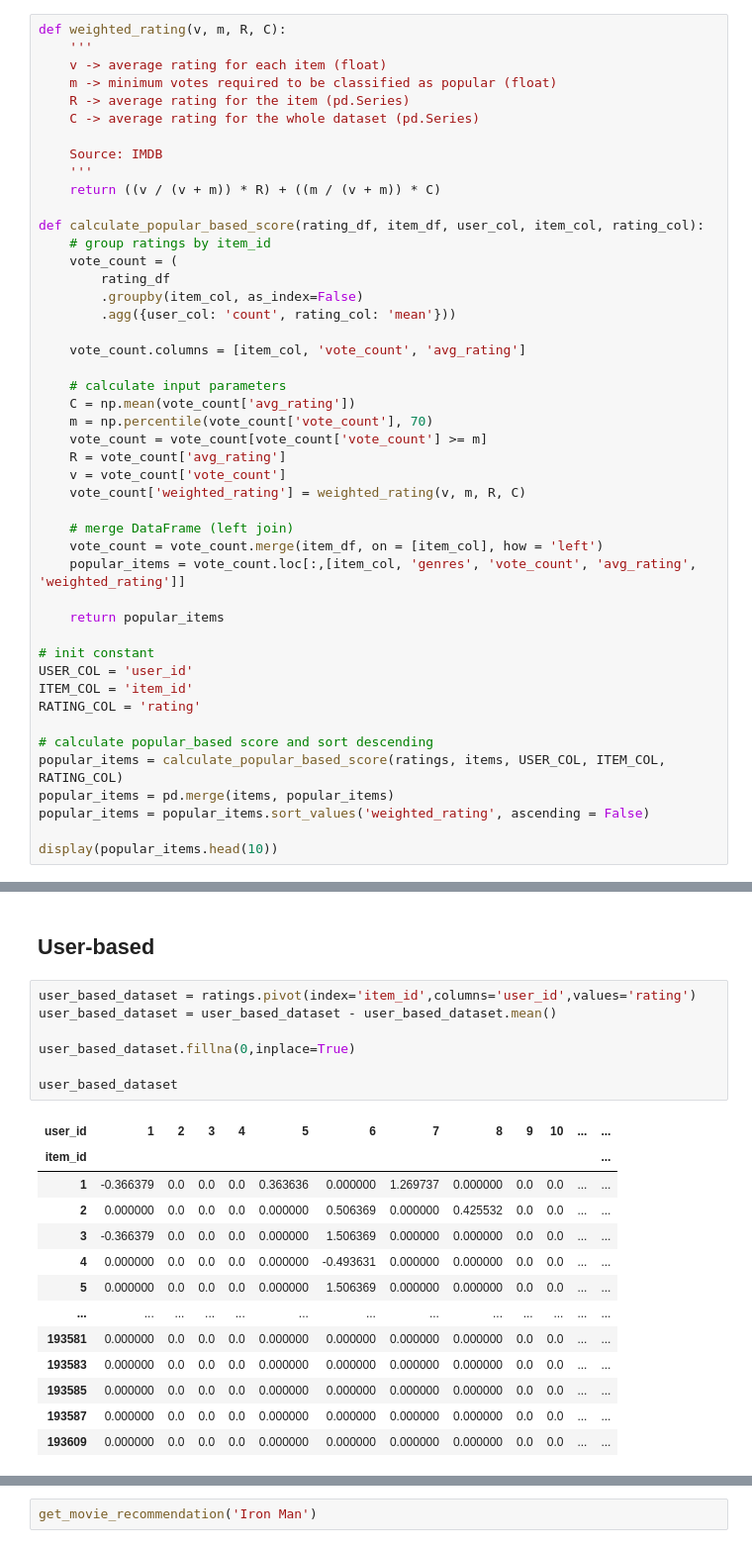
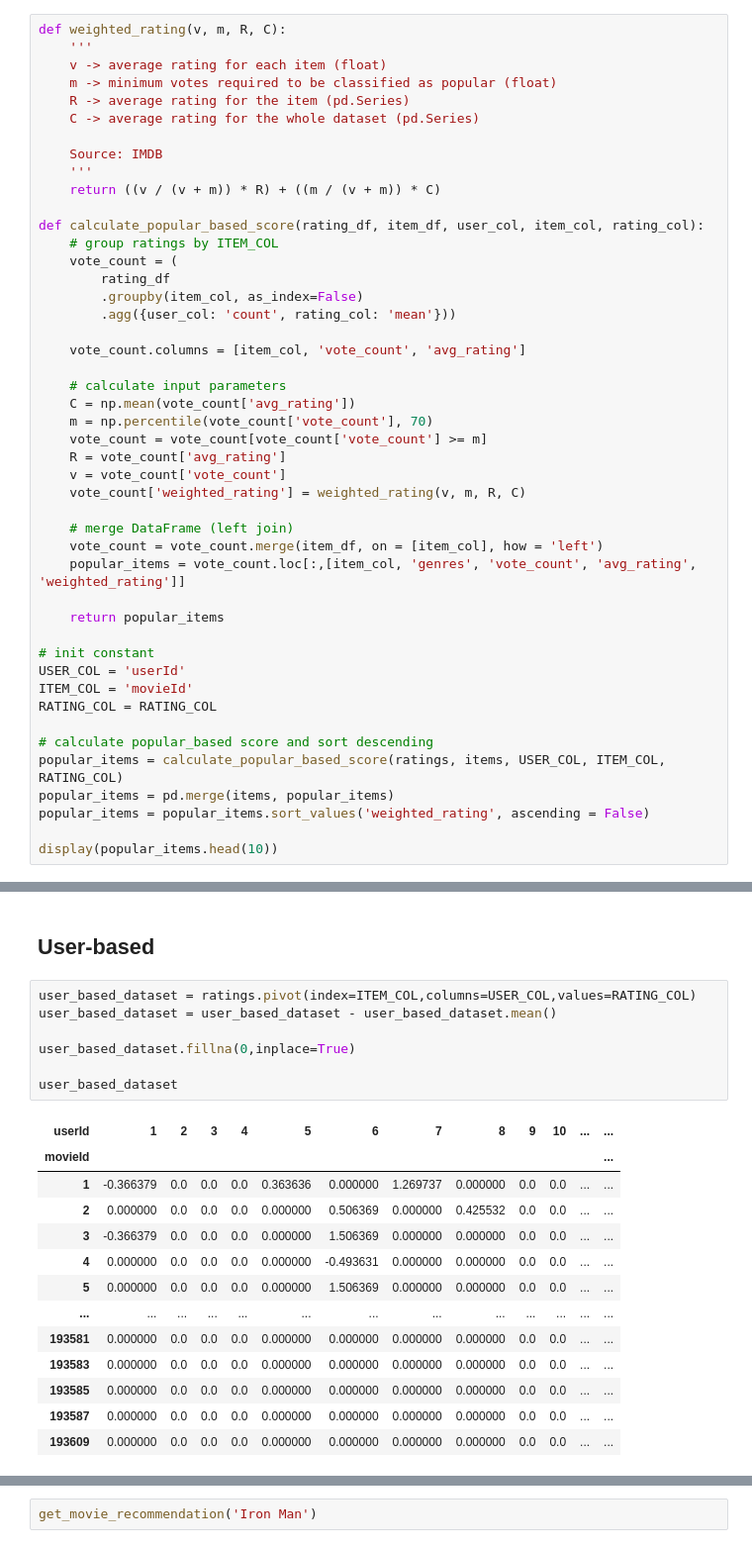
Before and after one commit to ngoduongkha/Recommendation-System, a Jupyter notebook: code.ipynb, the cells around one changed output, grey strips where cells are left out. Shown at 99% size. Drawn from its saved outputs; the diff is of its cells as text.

```diff
--- a/code.ipynb
+++ b/code.ipynb
@@ -65,7 +65,7 @@ def weighted_rating(v, m, R, C):
     return ((v / (v + m)) * R) + ((m / (v + m)) * C)
 
 def calculate_popular_based_score(rating_df, item_df, user_col, item_col, rating_col):
-    # group ratings by item_id
+    # group ratings by ITEM_COL
     vote_count = (
         rating_df
         .groupby(item_col, as_index=False)
@@ -88,9 +88,9 @@ def calculate_popular_based_score(rating_df, item_df, user_col, item_col, rating
     return popular_items
 
 # init constant
-USER_COL = 'user_id'
-ITEM_COL = 'item_id'
-RATING_COL = 'rating'
+USER_COL = 'userId'
+ITEM_COL = 'movieId'
+RATING_COL = RATING_COL
 
 # calculate popular_based score and sort descending
 popular_items = calculate_popular_based_score(ratings, items, USER_COL, ITEM_COL, RATING_COL)
@@ -195,15 +195,15 @@ Top 25 similar movie to item ID 1
 # %% [markdown]
 ## User-based
 # %%
-user_based_dataset = ratings.pivot(index='item_id',columns='user_id',values='rating')
+user_based_dataset = ratings.pivot(index=ITEM_COL,columns=USER_COL,values=RATING_COL)
 user_based_dataset = user_based_dataset - user_based_dataset.mean()
 
 user_based_dataset.fillna(0,inplace=True)
 
 user_based_dataset
 # %% [output]
-| user_id | 1 | 2 | 3 | 4 | 5 | 6 | 7 | 8 | 9 | 10 | ... | ... |
-| item_id |  |  |  |  |  |  |  |  |  |  |  | ... |
+| userId | 1 | 2 | 3 | 4 | 5 | 6 | 7 | 8 | 9 | 10 | ... | ... |
+| movieId |  |  |  |  |  |  |  |  |  |  |  | ... |
 | 1 | -0.366379 | 0.0 | 0.0 | 0.0 | 0.363636 | 0.000000 | 1.269737 | 0.000000 | 0.0 | 0.0 | ... | ... |
 | 2 | 0.000000 | 0.0 | 0.0 | 0.0 | 0.000000 | 0.506369 | 0.000000 | 0.425532 | 0.0 | 0.0 | ... | ... |
 | 3 | -0.366379 | 0.0 | 0.0 | 0.0 | 0.000000 | 1.506369 | 0.000000 | 0.000000 | 0.0 | 0.0 | ... | ... |
```
Also changed, not shown: parts of 8 cells of this notebook, 2 other files.
